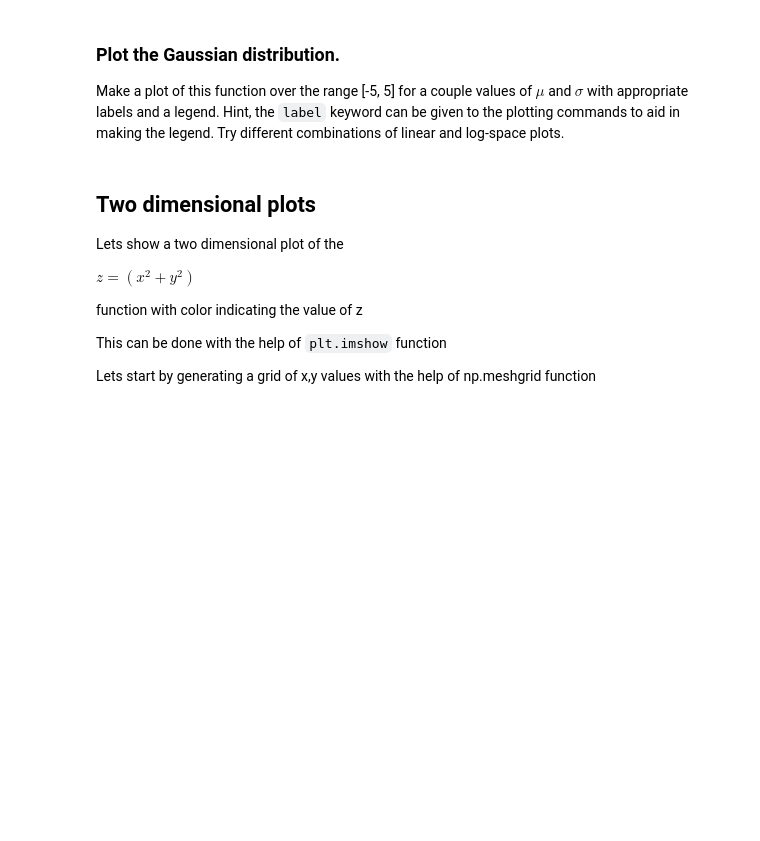
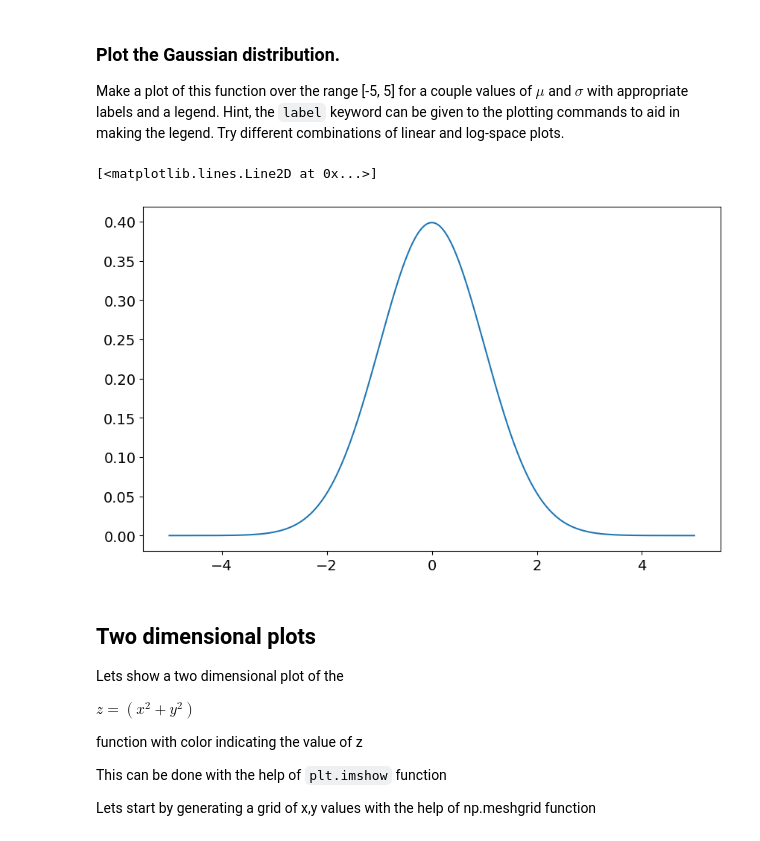
Before and after one commit to TWilson05/Homework, a Jupyter notebook: Year4/PHYS10090/Workshop 1.ipynb, the cells around one changed output. Drawn from its saved outputs; the diff is of its cells as text; code cells hidden in the pictures; blank space fills up the shorter version.

```diff
--- a/Year4/PHYS10090/Workshop 1.ipynb
+++ b/Year4/PHYS10090/Workshop 1.ipynb
@@ -311,0 +370,8 @@ raise NotImplementedError()
+# %%
+# YOUR CODE HERE
+array = np.arange(10,1010,10)
+print(array[-1])
+print(array[1:-1:2])
+print(array[9:19])
+print(array[-1::-1])
+print(array[:])
@@ -515,7 +669,7 @@ def my_gaussian(x, mu=0, sigma=1):
     """
     # First, delete the line that says "raise NotImplementedError"
 # YOUR CODE HERE
-raise NotImplementedError()
+    return 1/(sigma*np.sqrt(2*np.pi))*np.exp(-0.5*((x-mu)/sigma)**2)
 # %% [markdown]
 ### Test your function.
 
@@ -542,8 +696,11 @@ Make a plot of this function over the range [-5, 5] for a couple values of $\mu$
 # %%
 x = np.linspace(-5, 5, 1000)
 
 # YOUR CODE HERE
-raise NotImplementedError()
+plt.plot(x, my_gaussian(x, 0, 1))
+# %% [output]
+[<matplotlib.lines.Line2D at 0x...>]
+[figure, added]
 # %% [markdown]
 ## Two dimensional plots
 Lets show a two dimensional plot of the
```
Also changed, not shown: parts of 53 cells of this notebook.
